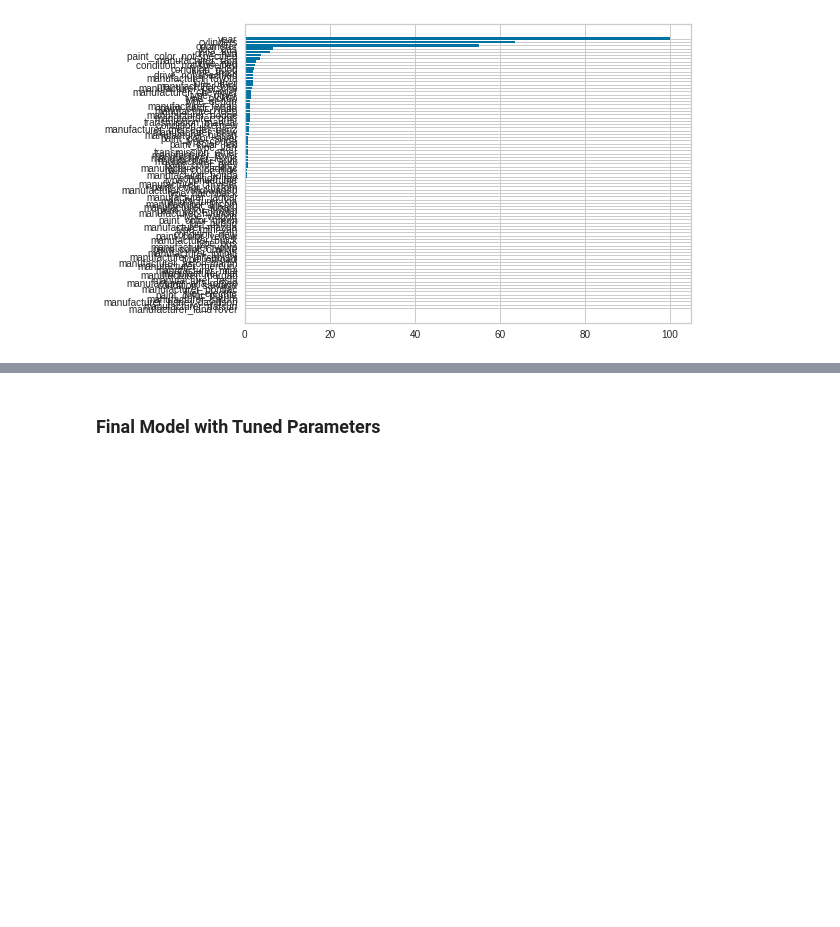
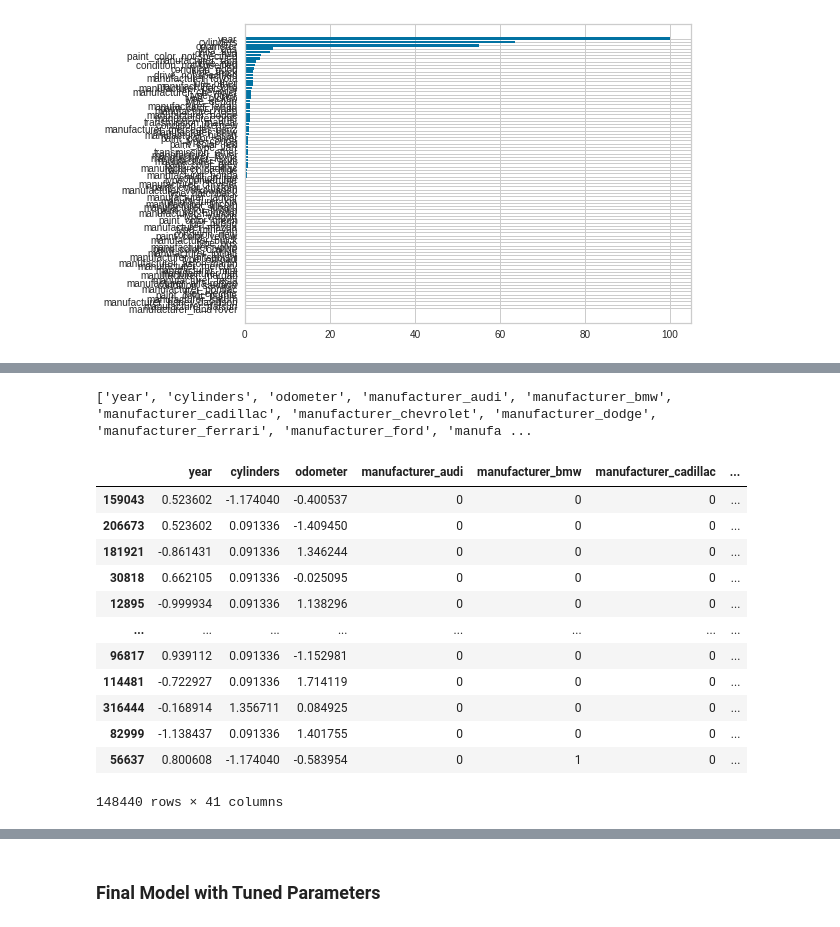
Before and after one commit to Dearsu520/automotive-modeling-project, a Jupyter notebook: Model/Price_Prediction_RandomForest_Model.ipynb, the cells around one changed output, grey strips where cells are left out. Saved outputs shown, nothing was run; the diff lists cells and outputs as text; code cells hidden in the pictures; blank space fills up the shorter version.

```diff
--- a/Model/Price_Prediction_RandomForest_Model.ipynb
+++ b/Model/Price_Prediction_RandomForest_Model.ipynb
@@ -9,7 +9,7 @@ drive.mount('/content/drive')
 Drive already mounted at /content/drive; to attempt to forcibly remount, call drive.mount("/content/drive", force_remount=True).
 # %%
 import pandas as pd
-path = "/content/drive/MyDrive/Data Bootcamp Final Project/model_df.zip"
+path = "/content/drive/MyDrive/Final_Project/model_df.zip"
 df = pd.read_csv(path, index_col=0)
 # %%
 # Import Dependencies
@@ -740,0 +756,25 @@ KeyboardInterrupt: ignored
+# %%
+# Get selected features labels
+feature_names = X_train.columns
+rfe_new_features = feature_names[rfe_rf.support_].tolist()
+print(rfe_new_features)
+# %% [output]
+['year', 'cylinders', 'odometer', 'manufacturer_audi', 'manufacturer_bmw', 'manufacturer_cadillac', 'manufacturer_chevrolet', 'manufacturer_dodge', 'manufacturer_ferrari', 'manufacturer_ford', 'manufa ...
+# %%
+# Get new df for X-train
+df_rfe_selected_train = df_train[rfe_new_features]
+df_rfe_selected_train
+# %% [output]
+|  | year | cylinders | odometer | manufacturer_audi | manufacturer_bmw | manufacturer_cadillac | ... |
+| 159043 | 0.523602 | -1.174040 | -0.400537 | 0 | 0 | 0 | ... |
+| 206673 | 0.523602 | 0.091336 | -1.409450 | 0 | 0 | 0 | ... |
+| 181921 | -0.861431 | 0.091336 | 1.346244 | 0 | 0 | 0 | ... |
+| 30818 | 0.662105 | 0.091336 | -0.025095 | 0 | 0 | 0 | ... |
+| 12895 | -0.999934 | 0.091336 | 1.138296 | 0 | 0 | 0 | ... |
+| ... | ... | ... | ... | ... | ... | ... | ... |
+| 96817 | 0.939112 | 0.091336 | -1.152981 | 0 | 0 | 0 | ... |
+| 114481 | -0.722927 | 0.091336 | 1.714119 | 0 | 0 | 0 | ... |
+| 316444 | -0.168914 | 1.356711 | 0.084925 | 0 | 0 | 0 | ... |
+| 82999 | -1.138437 | 0.091336 | 1.401755 | 0 | 0 | 0 | ... |
+| 56637 | 0.800608 | -1.174040 | -0.583954 | 0 | 1 | 0 | ... |
+148440 rows × 41 columns
```
Also changed, not shown: parts of 9 cells of this notebook.
